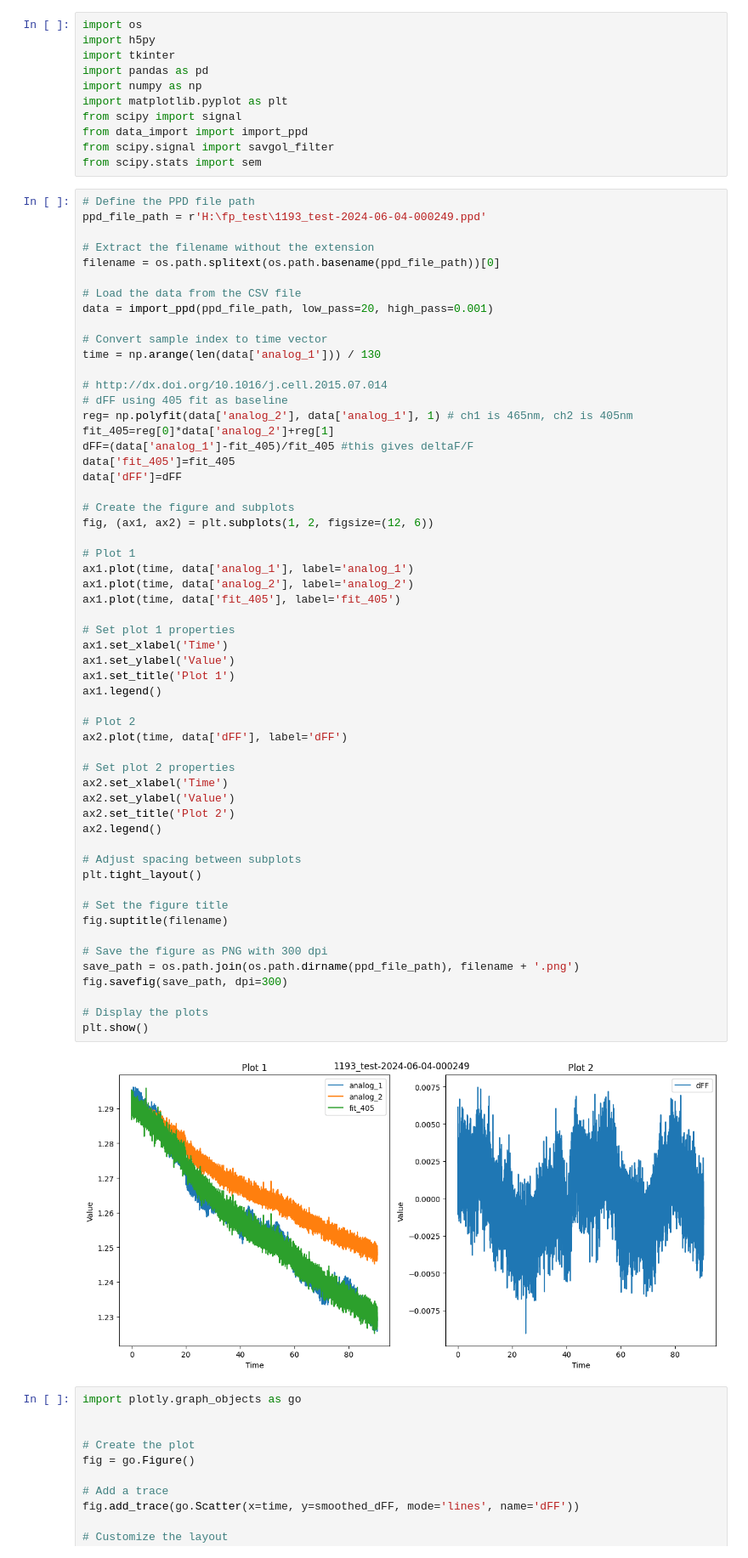
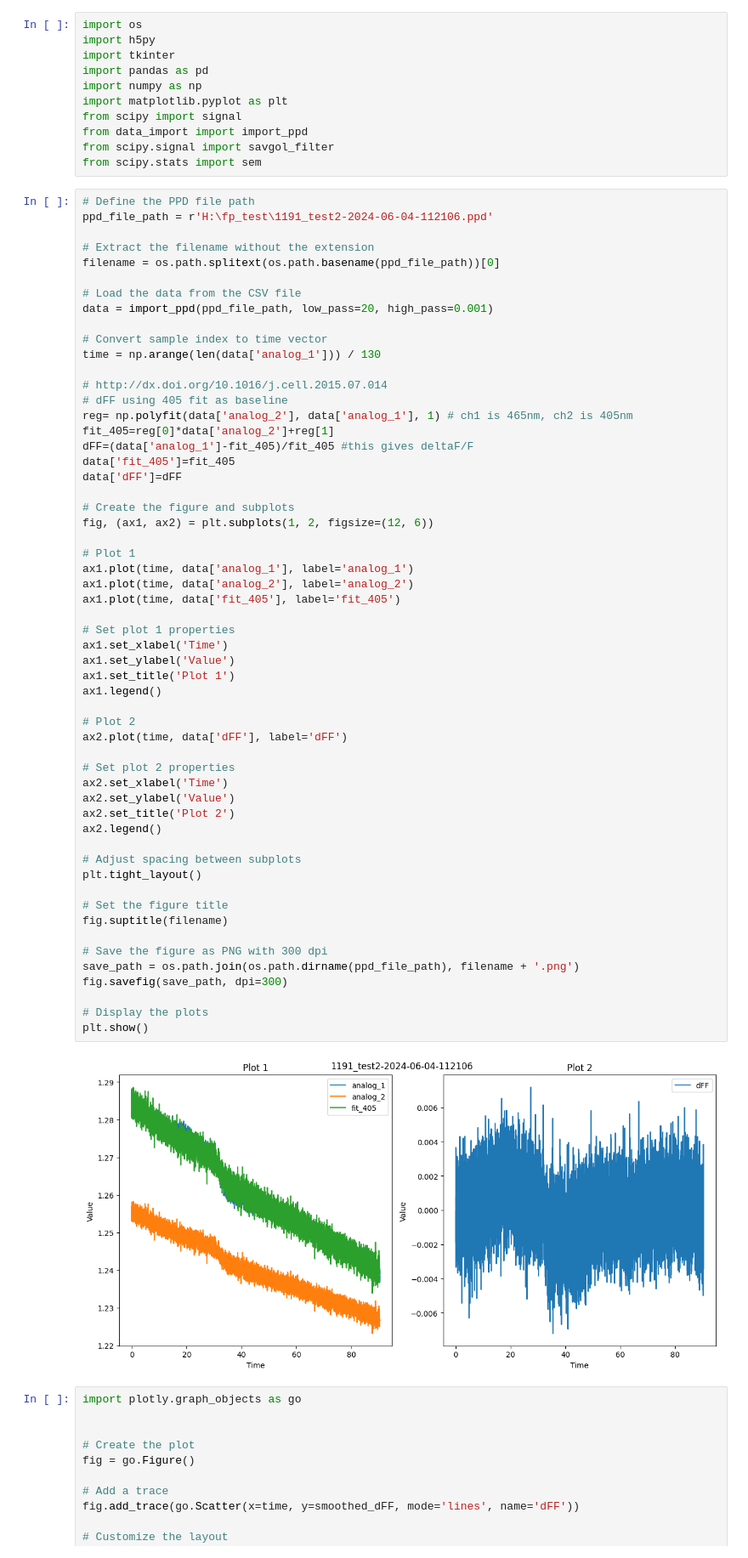
Before and after one commit to MagM00/nevian_lab, a Jupyter notebook: sensory_stim_analysis/fp_single.ipynb, the cells around one changed output. Shown at 85% size. Cells and saved outputs as stored; diff of their text form.

```diff
--- a/sensory_stim_analysis/fp_single.ipynb
+++ b/sensory_stim_analysis/fp_single.ipynb
@@ -11,7 +11,7 @@ from scipy.signal import savgol_filter
 from scipy.stats import sem
 # %%
 # Define the PPD file path
-ppd_file_path = r'H:\fp_test\1193_test-2024-06-04-000249.ppd'
+ppd_file_path = r'H:\fp_test\1191_test2-2024-06-04-112106.ppd'
 
 # Extract the filename without the extension
 filename = os.path.splitext(os.path.basename(ppd_file_path))[0]
@@ -39,34 +39,34 @@ ax1.plot(time, data['analog_2'], label='analog_2')
 ax1.plot(time, data['fit_405'], label='fit_405')
 
 # Set plot 1 properties
 ax1.set_xlabel('Time')
 ax1.set_ylabel('Value')
 ax1.set_title('Plot 1')
 ax1.legend()
 
 # Plot 2
 ax2.plot(time, data['dFF'], label='dFF')
 
 # Set plot 2 properties
 ax2.set_xlabel('Time')
 ax2.set_ylabel('Value')
 ax2.set_title('Plot 2')
 ax2.legend()
 
 # Adjust spacing between subplots
 plt.tight_layout()
 
 # Set the figure title
 fig.suptitle(filename)
 
 # Save the figure as PNG with 300 dpi
 save_path = os.path.join(os.path.dirname(ppd_file_path), filename + '.png')
 fig.savefig(save_path, dpi=300)
 
 # Display the plots
 plt.show()
 # %% [output]
-[figure, old version]
+[figure, new version]
 # %%
 import plotly.graph_objects as go
 
```
Also changed, not shown: parts of 1 cell of this notebook.
